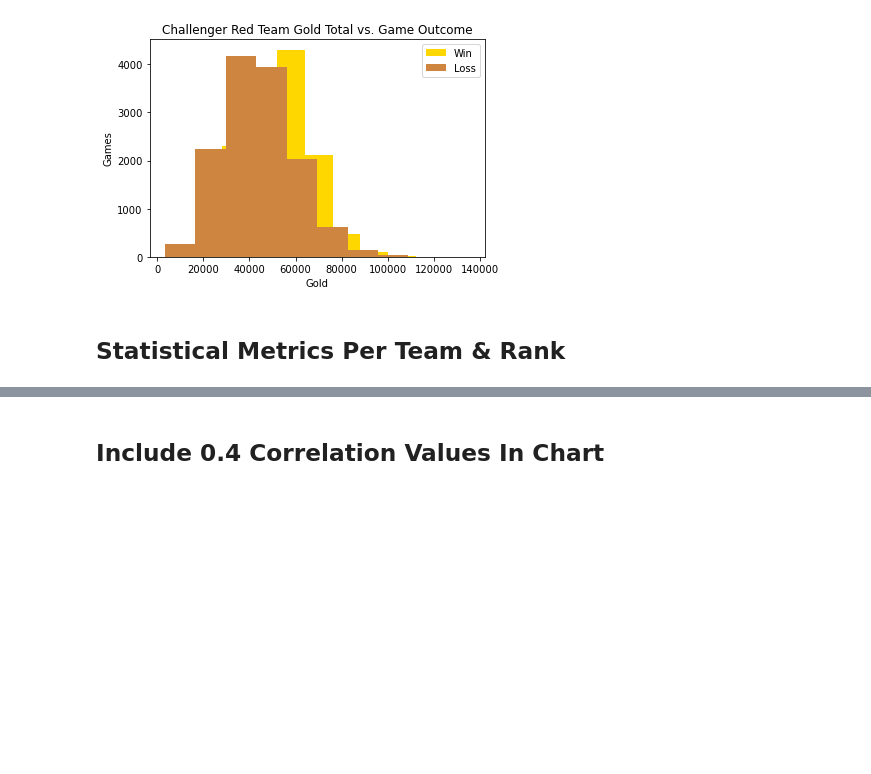
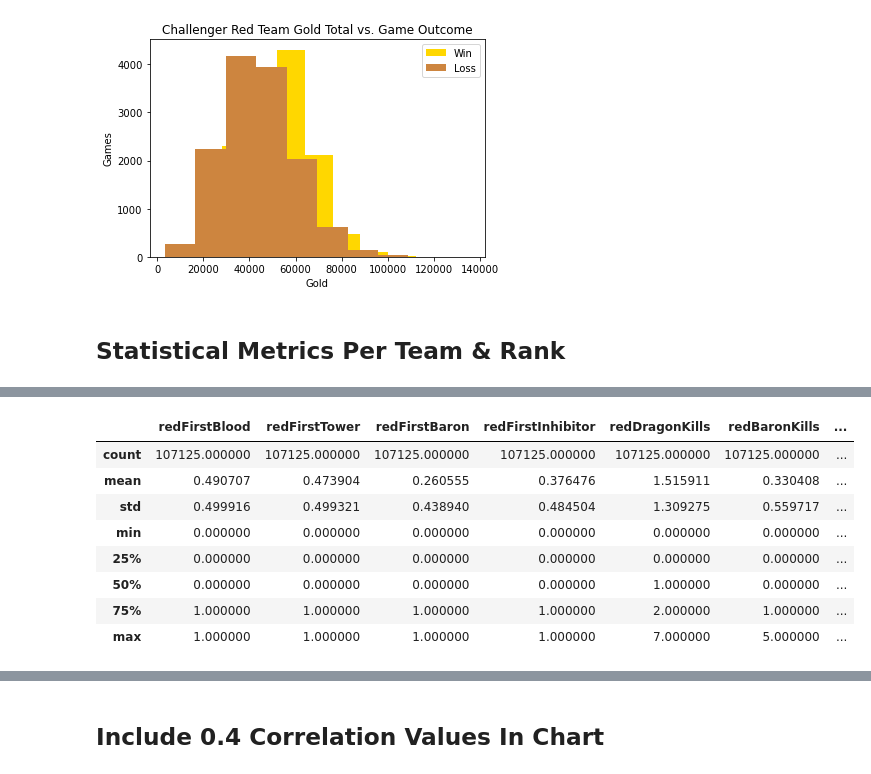
Before and after one commit to josephchancey/riot-lol-match-trends, a Jupyter notebook: Notebooks/LoL Trend Analysis.ipynb, the cells around one changed output, grey strips where cells are left out. Saved outputs shown, nothing was run; the diff lists cells and outputs as text; code cells hidden in the pictures; blank space fills up the shorter version.

```diff
--- a/Notebooks/LoL Trend Analysis.ipynb
+++ b/Notebooks/LoL Trend Analysis.ipynb
@@ -1640,0 +1654,13 @@ Average Gold Total for red losses: 43977.91
+# %%
+# MASTER RED TEAM
+m_red_df.describe()
+# %% [output]
+|  | redFirstBlood | redFirstTower | redFirstBaron | redFirstInhibitor | redDragonKills | redBaronKills | ... |
+| count | 107125.000000 | 107125.000000 | 107125.000000 | 107125.000000 | 107125.000000 | 107125.000000 | ... |
+| mean | 0.490707 | 0.473904 | 0.260555 | 0.376476 | 1.515911 | 0.330408 | ... |
+| std | 0.499916 | 0.499321 | 0.438940 | 0.484504 | 1.309275 | 0.559717 | ... |
+| min | 0.000000 | 0.000000 | 0.000000 | 0.000000 | 0.000000 | 0.000000 | ... |
+| 25% | 0.000000 | 0.000000 | 0.000000 | 0.000000 | 0.000000 | 0.000000 | ... |
+| 50% | 0.000000 | 0.000000 | 0.000000 | 0.000000 | 1.000000 | 0.000000 | ... |
+| 75% | 1.000000 | 1.000000 | 1.000000 | 1.000000 | 2.000000 | 1.000000 | ... |
+| max | 1.000000 | 1.000000 | 1.000000 | 1.000000 | 7.000000 | 5.000000 | ... |
```
Also changed, not shown: parts of 5 cells of this notebook.
